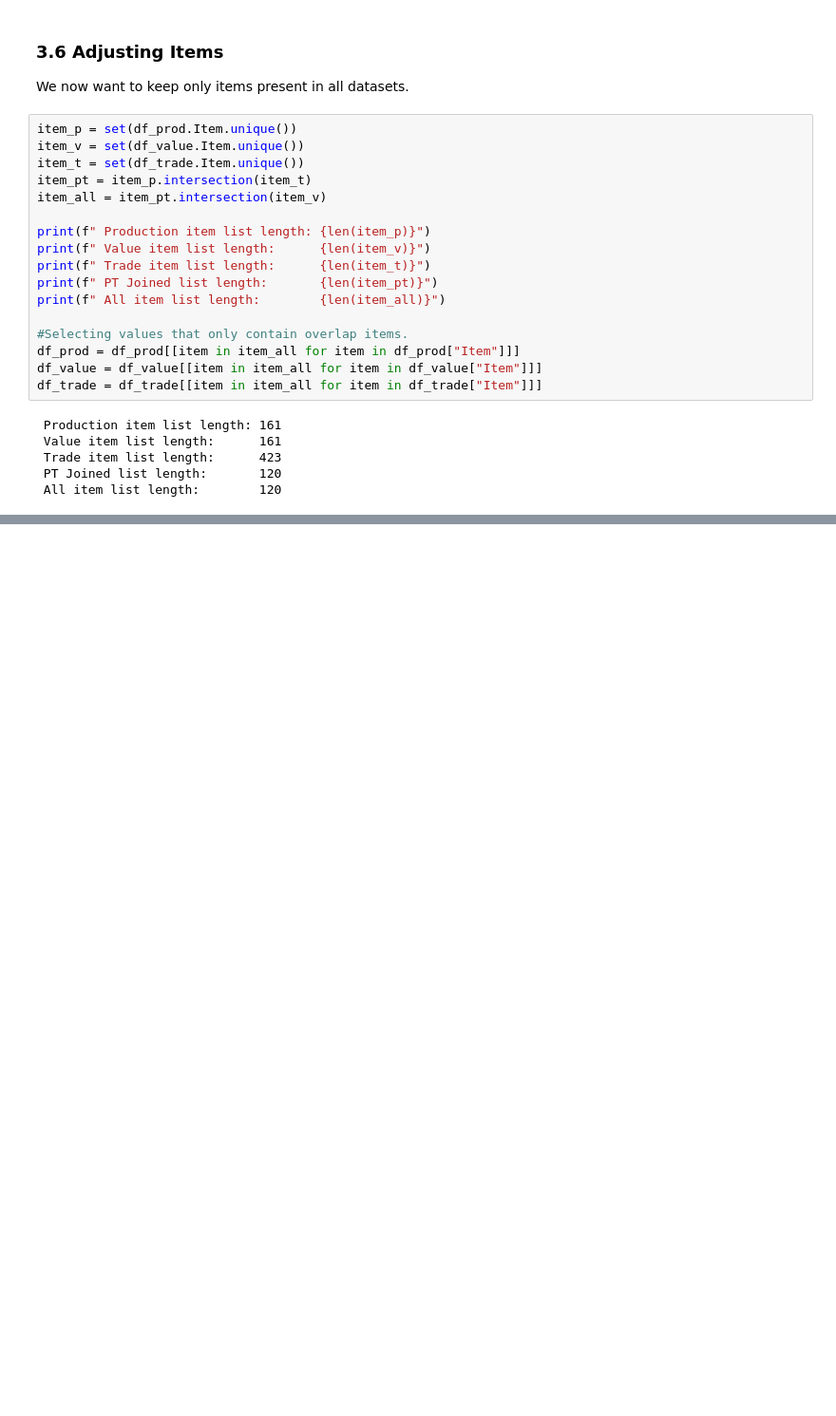
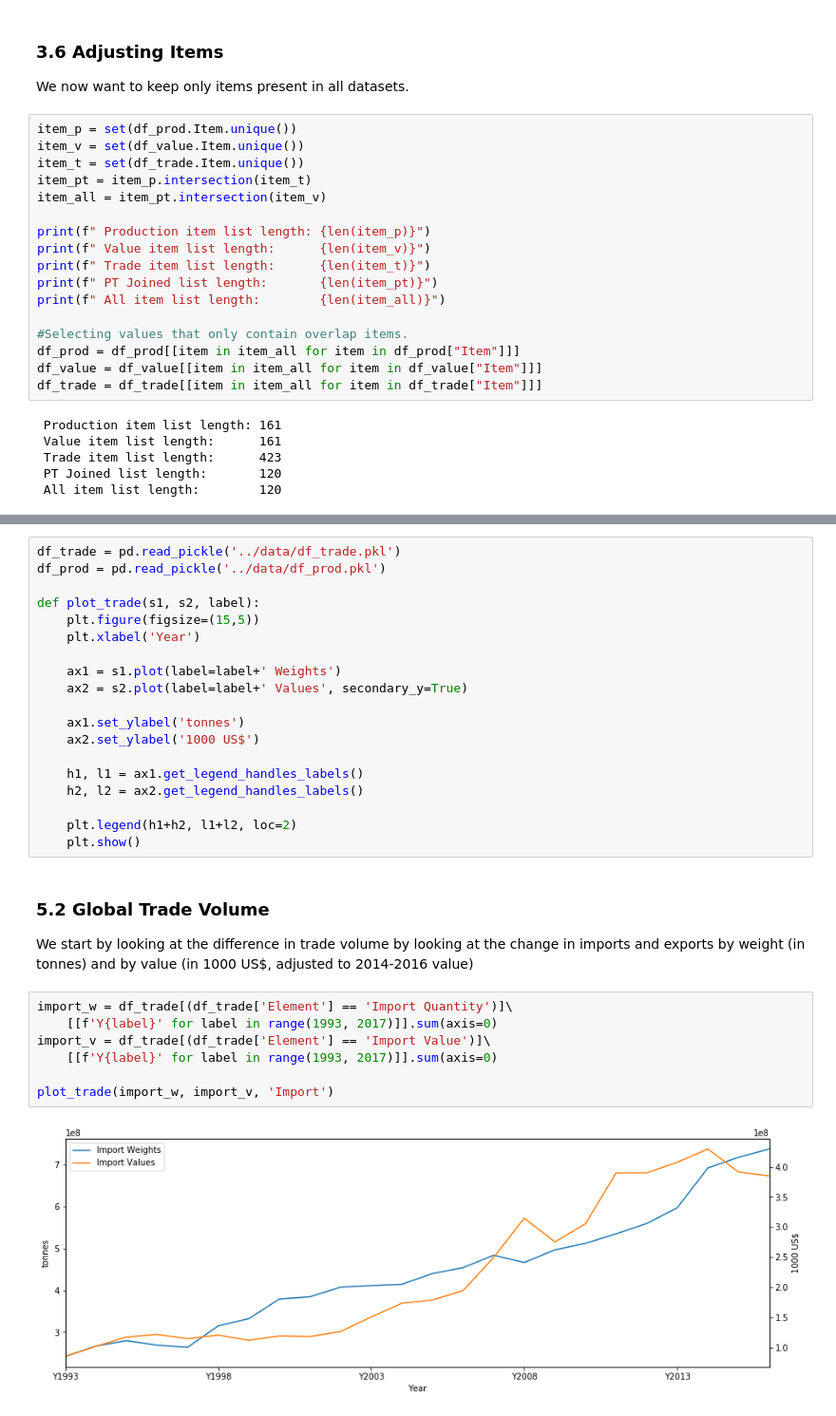
Before and after one commit to n-poulsen/GranADA, a Jupyter notebook: code/milestone2.ipynb, the cells around one changed output, grey strips where cells are left out. Shown: that part at 95% size. Cells and saved outputs as stored; diff of their text form; blank space fills up the shorter version.

```diff
--- a/code/milestone2.ipynb
+++ b/code/milestone2.ipynb
@@ -415,0 +389,32 @@ w
+# %%
+df_trade = pd.read_pickle('../data/df_trade.pkl')
+df_prod = pd.read_pickle('../data/df_prod.pkl')
+
+def plot_trade(s1, s2, label):
+    plt.figure(figsize=(15,5))
+    plt.xlabel('Year')
+
+    ax1 = s1.plot(label=label+' Weights')
+    ax2 = s2.plot(label=label+' Values', secondary_y=True)
+
+    ax1.set_ylabel('tonnes')
+    ax2.set_ylabel('1000 US$')
+
+    h1, l1 = ax1.get_legend_handles_labels()
+    h2, l2 = ax2.get_legend_handles_labels()
+
+    plt.legend(h1+h2, l1+l2, loc=2)
+    plt.show()
+# %% [markdown]
+### 5.2 Global Trade Volume
+
+We start by looking at the difference in trade volume by looking at the change in imports and exports by weight (in tonnes) and by value (in 1000 US$, adjusted to 2014-2016 value)
+# %%
+import_w = df_trade[(df_trade['Element'] == 'Import Quantity')]\
+    [[f'Y{label}' for label in range(1993, 2017)]].sum(axis=0)
+import_v = df_trade[(df_trade['Element'] == 'Import Value')]\
+    [[f'Y{label}' for label in range(1993, 2017)]].sum(axis=0)
+
+plot_trade(import_w, import_v, 'Import')
+# %% [output]
+[figure, added]
```
Also changed, not shown: parts of 35 cells of this notebook, 1 other file.
